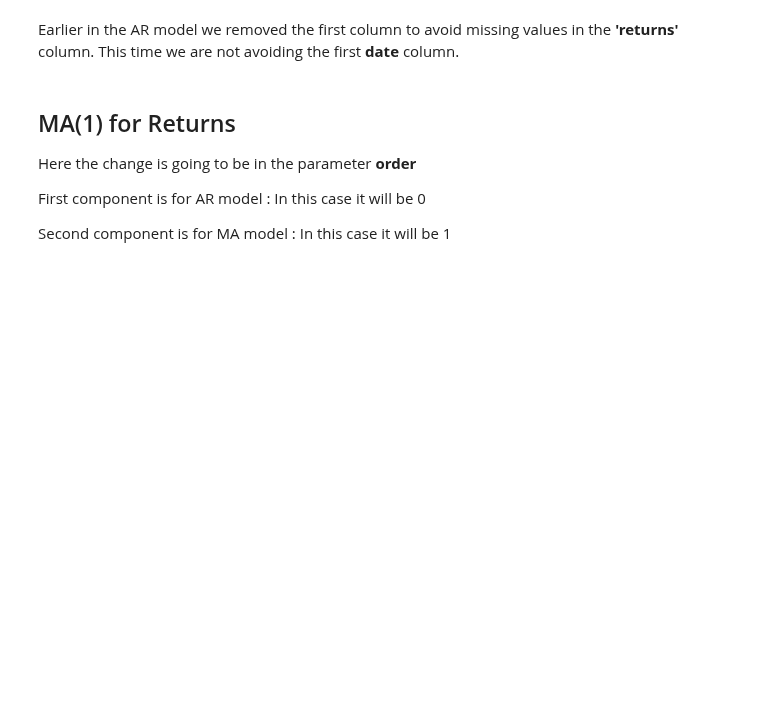
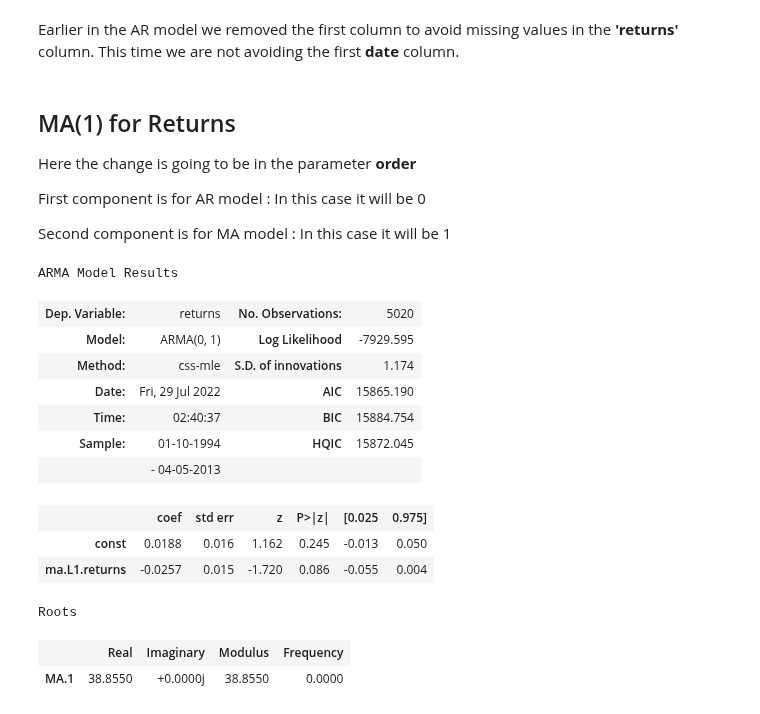
Before and after one commit to Priyo-prog/Time-series-analysis, a Jupyter notebook: The Moving Average Model/moving_average_model.ipynb, the cells around one changed output. Saved outputs shown, nothing was run; the diff lists cells and outputs as text; code cells hidden in the pictures; blank space fills up the shorter version.

```diff
--- a/The Moving Average Model/moving_average_model.ipynb
+++ b/The Moving Average Model/moving_average_model.ipynb
@@ -121,3 +121,20 @@ First component is for AR model : In this case it will be 0
 Second component is for MA model : In this case it will be 1
 # %%
 model_ret_ma_1 = ARMA(df.returns[1:], order=(0,1))
+results_ret_ma_1 = model_ret_ma_1.fit()
+results_ret_ma_1.summary()
+# %% [output]
+ARMA Model Results
+| Dep. Variable: | returns | No. Observations: | 5020 |
+| Model: | ARMA(0, 1) | Log Likelihood | -7929.595 |
+| Method: | css-mle | S.D. of innovations | 1.174 |
+| Date: | Fri, 29 Jul 2022 | AIC | 15865.190 |
+| Time: | 02:40:37 | BIC | 15884.754 |
+| Sample: | 01-10-1994 | HQIC | 15872.045 |
+|  | - 04-05-2013 |  |  |
+|  | coef | std err | z | P>|z| | [0.025 | 0.975] |
+| const | 0.0188 | 0.016 | 1.162 | 0.245 | -0.013 | 0.050 |
+| ma.L1.returns | -0.0257 | 0.015 | -1.720 | 0.086 | -0.055 | 0.004 |
+Roots
+|  | Real | Imaginary | Modulus | Frequency |
+| MA.1 | 38.8550 | +0.0000j | 38.8550 | 0.0000 |
```
